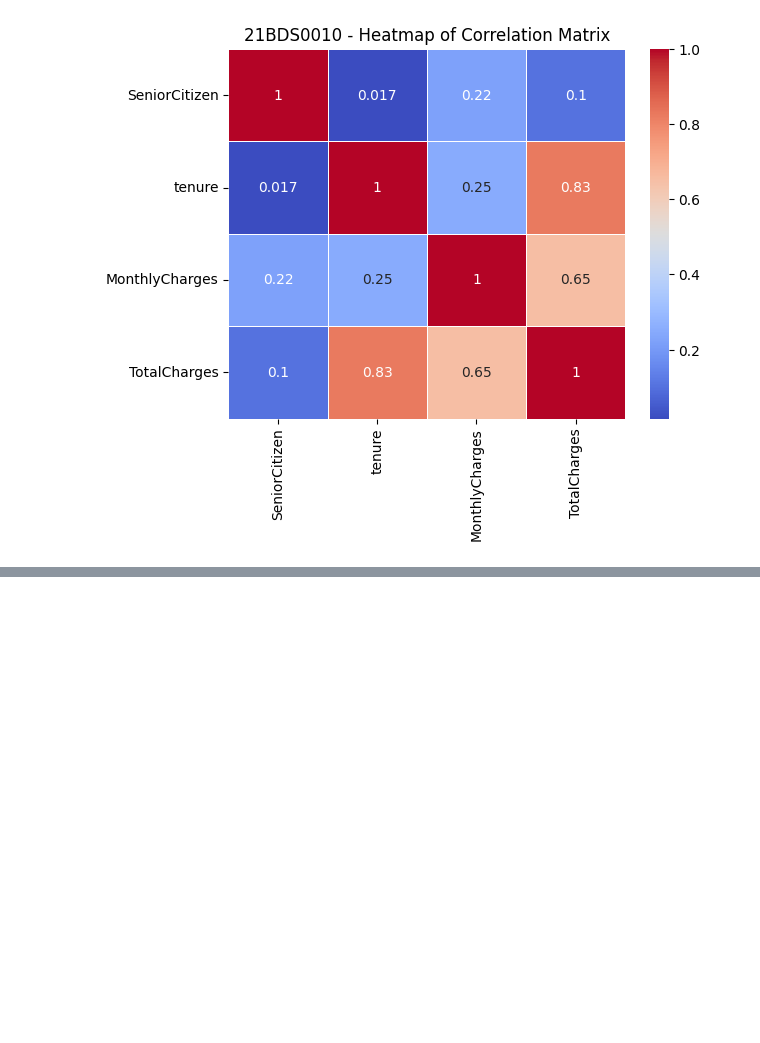
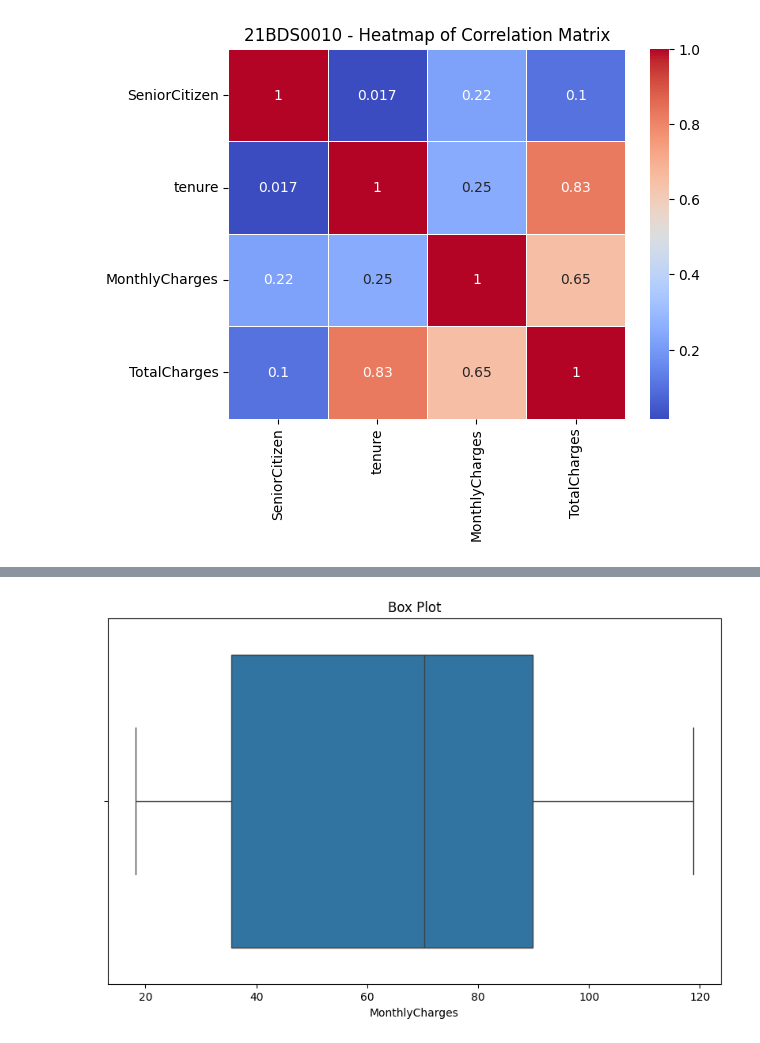
Before and after one commit to AishwaryaBilla/EDA-21BDS0010, a Jupyter notebook: 21BDS0010.ipynb, the cells around one changed output, grey strips where cells are left out. Cells and saved outputs as stored; diff of their text form; code cells hidden in the pictures; blank space fills up the shorter version.

```diff
--- a/21BDS0010.ipynb
+++ b/21BDS0010.ipynb
@@ -645,0 +717,9 @@ plt.show()
+# %%
+# Step 9: Create a box plot to visualize the spread and outliers
+plt.figure(figsize=(10, 6))
+sns.boxplot(x=data)
+plt.title("Box Plot")
+plt.xlabel(column)
+plt.show()
+# %% [output]
+[figure, added]
```
Also changed, not shown: parts of 7 cells of this notebook.
